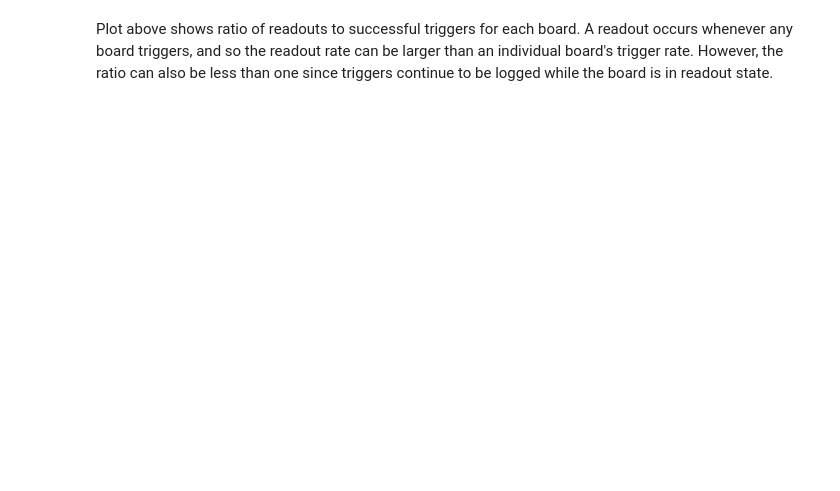
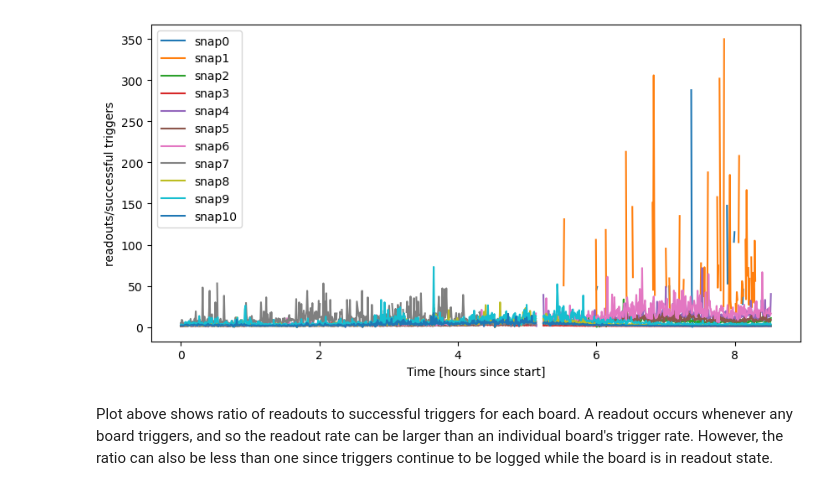
Before and after one commit to realtimeradio/caltech-lwa, a Jupyter notebook: cosmic_ray_scripts/snap2_control/Rate_monitor_plotting.ipynb, the cells around one changed output. Cells and saved outputs as stored; diff of their text form; code cells hidden in the pictures; blank space fills up the shorter version.

```diff
--- a/cosmic_ray_scripts/snap2_control/Rate_monitor_plotting.ipynb
+++ b/cosmic_ray_scripts/snap2_control/Rate_monitor_plotting.ipynb
@@ -69,17 +83,19 @@ for b in ok_snaps:
 # %%
-'''plt.figure(figsize=(10,5),dpi=100)
+plt.figure(figsize=(10,5),dpi=100)
 for b in ok_snaps:
     core=core_all[b]
     veto=veto_all[b]
     successful_trigger=successful_triggers_all[b]
     readout_done=readout_dones_all[b]
     veto_cycle=veto_cycles_all[b]
     core_cycle=core_cycles_all[b]
     timeaxis=np.asarray(range(len(core)))*(waittime)*(1/60)*(1/60) #time in hours since start of test, approximated as each board having one measurement every 7*32.75 seconds
     plt.plot(timeaxis,readout_done/successful_trigger,label='snap'+str(b))
     plt.ylabel("readouts/successful triggers")
     plt.xlabel("Time [hours since start]")
-    plt.legend()'''
+    plt.legend()
+# %% [output]
+[figure, added]
 # %% [markdown]
 Plot above shows ratio of readouts to successful triggers for each board.  A readout occurs whenever any board triggers, and so the readout rate can be larger than an individual board's trigger rate.  However, the ratio can also be less than one since triggers continue to be logged while the board is in readout state.
 # %%
```
Also changed, not shown: parts of 8 cells of this notebook, 1 other file.
